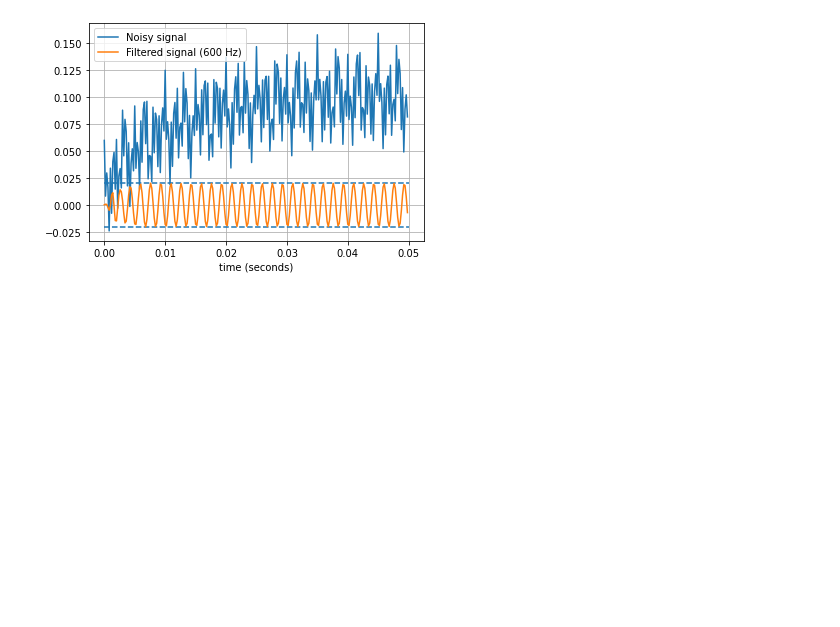
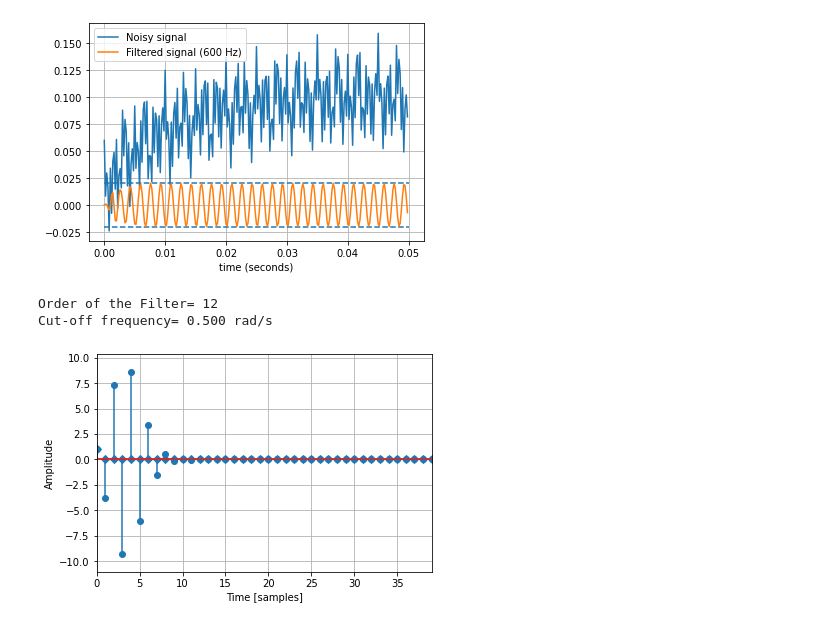
Before and after one commit to jiruifu-jerry0219/EMG_Process_Toolkit, a Jupyter notebook: emg_process/bandpass_filter.ipynb, the cells around one changed output. Saved outputs shown, nothing was run; the diff lists cells and outputs as text; code cells hidden in the pictures; blank space fills up the shorter version.

```diff
--- a/emg_process/bandpass_filter.ipynb
+++ b/emg_process/bandpass_filter.ipynb
@@ -91,3 +91,56 @@ run()
 <class 'numpy.ndarray'>
 [figure]
 [figure]
+# %%
+import numpy as np
+import matplotlib.pyplot as plt
+from scipy import signal
+import math
+
+def butter_highpass_filter(f_s, f_pass, f_stop, fs = 0.5, td = 1, g_pass = 1, g_stop = 50, wc = None):
+    """
+    Return explanation:
+    N: number of orders
+    b: numerator of the Filter
+    a: denominator of the filter
+    """
+    wp = f_pass / (f_s / 2)
+    ws = f_stop / (f_s / 2)
+    omega_p = (2 / td) * np.tan(wp / 2)
+    omega_s = (2 / td) * np.tan(ws / 2)
+    # Find the order and natural frequency of the highpass filter
+    N, wn = signal.buttord(omega_p, omega_s, g_pass, g_stop, analog = True)
+    # Find the Gain of the highpass filter
+    if wc:
+        b, a = signal.butter(N, wc, btype = 'high', analog = True)
+        wn = wc
+    else:
+        b, a = signal.butter(N, wn, btype = 'high', analog = True)
+    return N, b, a, wn
+def main(input):
+    f_sample = 3500
+    f_pass = 1050
+    f_stop = 600
+    fs = 0.5
+    n, b, a, wn = butter_highpass_filter(f_sample, f_pass, f_stop, wc = 0.5)
+    print("Order of the Filter=", n)
+    print("Cut-off frequency= {:.3f} rad/s ".format(wn))
+    response = signal.lfilter(b, a, input)
+    # Illustrating impulse response
+    plt.stem(np.arange(0, 40), input, markerfmt='D', use_line_collection=True)
+    plt.stem(np.arange(0, 40), response, use_line_collection=True)
+    plt.margins(0, 0.1)
+
+    plt.xlabel('Time [samples]')
+    plt.ylabel('Amplitude')
+    plt.grid(True)
+    plt.show()
+
+
+if __name__ == '__main__':
+    input = signal.unit_impulse(40)
+    main(input)
+# %% [output]
+Order of the Filter= 12
+Cut-off frequency= 0.500 rad/s
+[figure, added]
```
Also changed, not shown: 3 other files.
